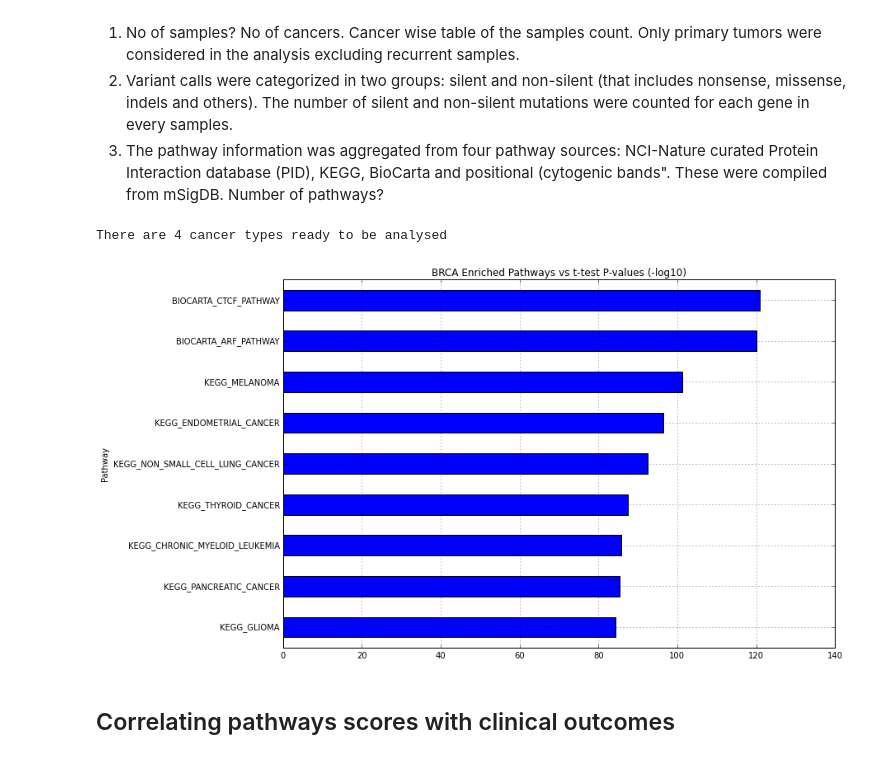
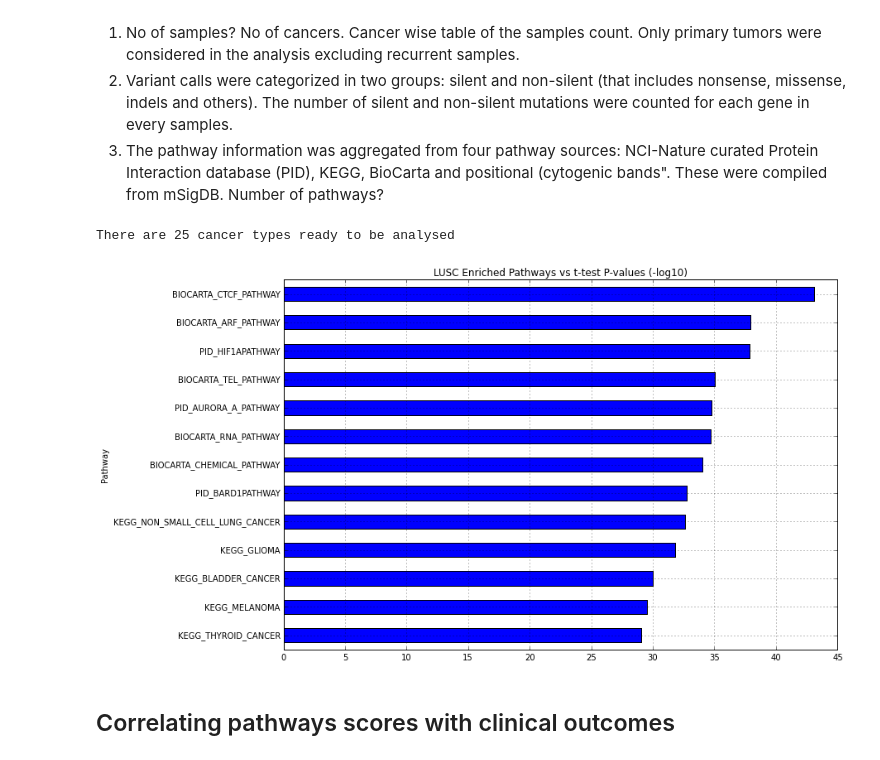
Before and after one commit to nitinksingh/driver, a Jupyter notebook: pathways-mutation-score.ipynb, the cells around one changed output. Saved outputs shown, nothing was run; the diff lists cells and outputs as text; code cells hidden in the pictures.

```diff
--- a/pathways-mutation-score.ipynb
+++ b/pathways-mutation-score.ipynb
@@ -36,12 +37,11 @@ The MAF files were downloaded from Broad Institute's GDAC website http://gdac.br
 2. Variant calls were categorized in two groups: silent and non-silent (that includes nonsense, missense, indels and others). The number of silent and non-silent mutations were counted for each gene in every samples.
 3. The pathway information was aggregated from four pathway sources: NCI-Nature curated Protein Interaction database (PID), KEGG, BioCarta and positional (cytogenic bands". These were compiled from mSigDB. Number of pathways?
 # %%
-cohort = "ACC BLCA BRCA CESC CHOL COAD COADREAD DLBC ESCA FPPP GBM GBMLGG HNSC KICH KIRC KIRP LAML LGG LIHC LUAD LUSC MESO OV PAAD PRAD READ SARC SKCM STAD TGCT THCA THYM UCEC UCS UVM"
-
 can_types = []
-for c in cohort.split():
+for c in CANCER_TYPES:
     f1 = '../results/' + c + os.sep + 'silent_mutation_pathway_score.txt'
     f2 = '../results/' + c + os.sep + 'nsilent_mutation_pathway_score.txt'
+
     if os.path.exists(f1) and os.path.exists(f2):
         can_types.append(c)
 
@@ -49,37 +49,33 @@ print "There are %d cancer types ready to be analysed" % len(can_types)
 can_type_wid = widgets.DropdownWidget(description="Select Cancer Type", values=can_types)
 display(can_type_wid)
 # %% [output]
-There are 4 cancer types ready to be analysed
+There are 25 cancer types ready to be analysed
 # %%
-# http://en.wikipedia.org/wiki/DNA_codon_table
-amino_acids = 'arndcqeghi'
-amino_acids += 'lkmfpstwyv'
-amino_acids += 'bo'
-codons = '4622222423'
-codons += '6212464124'
-codons += '13'
-spr = 1; nspr = 1;
-# spr =  sum([int(x)-1 for x in codons])/(22*27)
-# nspr = 1 - spr
 
 can = can_type_wid.value
 opt = 'silent'
 input_fpath = '../results/' + can + os.sep + opt +'_mutation_pathway_score.txt'
 sdf = pd.read_table(input_fpath, sep='\t', header=0, index_col=0)
 opt = 'nsilent'
 input_fpath = '../results/' + can + os.sep + opt +'_mutation_pathway_score.txt'
 nsdf = pd.read_table(input_fpath, sep='\t', header=0, index_col=0)
 
+print nsdf.shape
+
+common = nsdf.index.intersection(sdf.index)
 res = pd.Series(index=sdf.index)
-for p in sdf.index:
-    res.loc[p] = -1*math.log10(stats.ttest_ind(sdf.loc[p]/spr, nsdf.loc[p]/nspr, equal_var=False)[1])
+
+for p in common:
+    res.loc[p] = -1*math.log10(stats.ttest_ind(sdf.loc[p], nsdf.loc[p], equal_var=False)[1])
 
 @interact(pval=widgets.FloatSliderWidget(min=res.min(), max=res.max(), value=max(res.max()-5, res.min()), step=1))
 def plot_entiched(pval):
     pylab.rcParams['figure.figsize'] = (12.0, 8.0)
     res[res > pval].order().plot(title=can + " Enriched Pathways vs t-test P-values (-log10)", kind='barh', rot=0)
+
+print('Common pathways: %d, Patients: %d' %(len(common), sdf.shape[1]))
 # %% [output]
-[figure, old version]
+[figure, new version]
 # %% [markdown]
 ## Correlating pathways scores with clinical outcomes
 # %%
```
Also changed, not shown: parts of 1 cell of this notebook, 3 other files.
